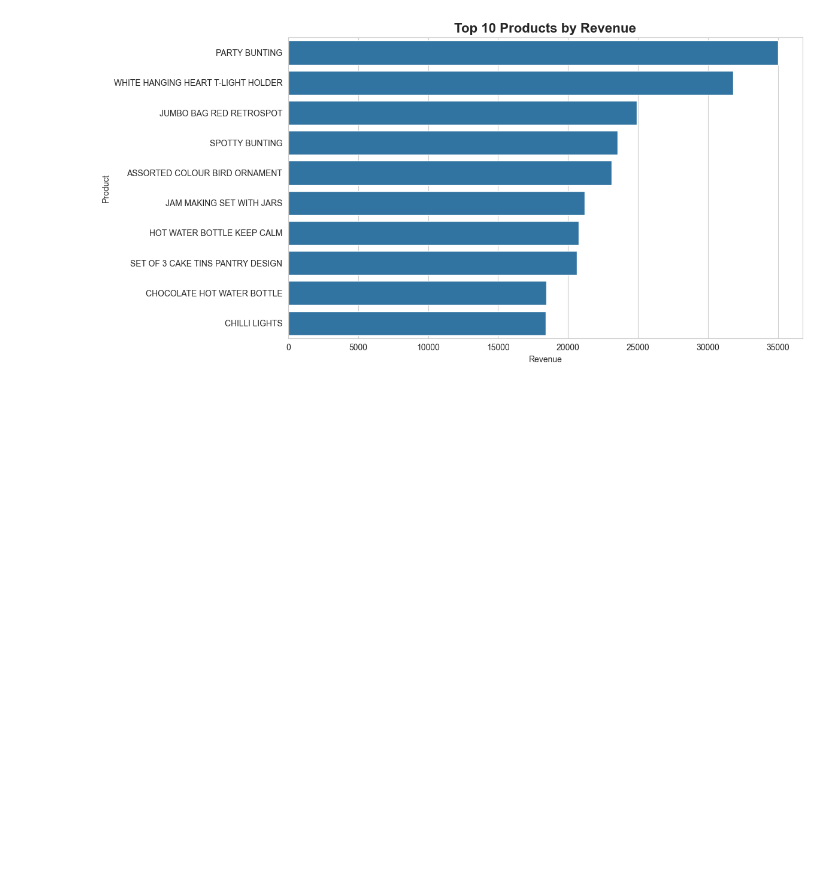
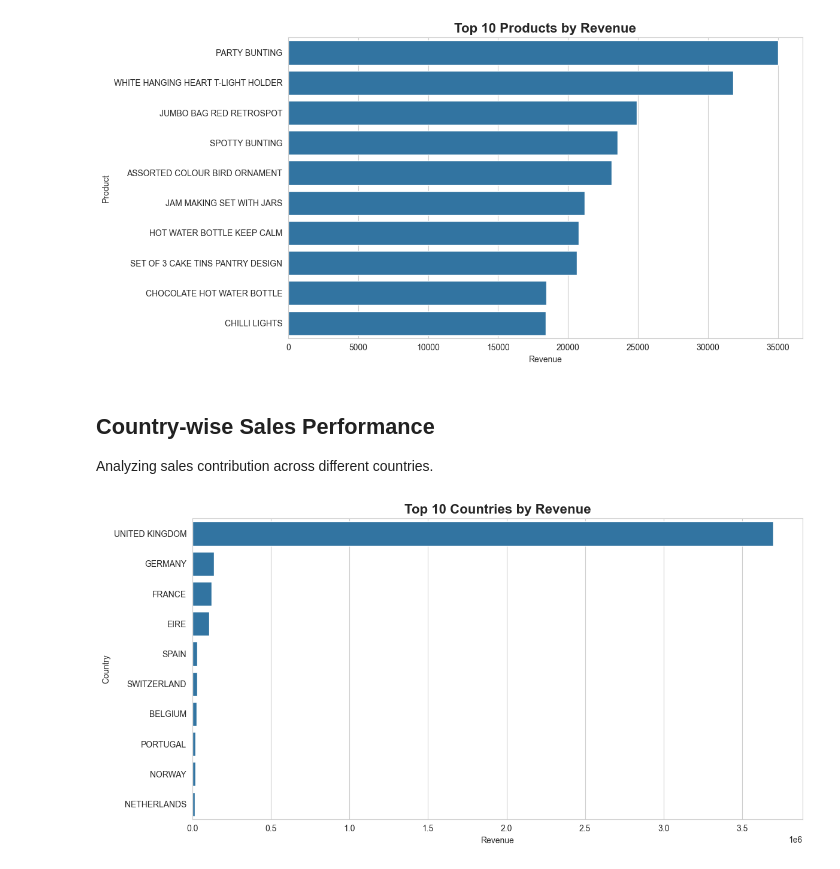
Before and after one commit to jebin24it-boop/Infotact_DA_Internship_Project, a Jupyter notebook: Project_1_Retail/notebooks/visualizations/retail_sales_visualizations.ipynb, the cells around one changed output. Drawn from its saved outputs; the diff is of its cells as text; code cells hidden in the pictures; blank space fills up the shorter version.

Commit message:
viz: created country-wise revenue and transaction visualizations

```diff
--- a/Project_1_Retail/notebooks/visualizations/retail_sales_visualizations.ipynb
+++ b/Project_1_Retail/notebooks/visualizations/retail_sales_visualizations.ipynb
@@ -235,3 +235,30 @@ plt.tight_layout()
 plt.show()
 # %% [output]
 [figure]
+# %% [markdown]
+## Country-wise Sales Performance
+
+Analyzing sales contribution across different countries.
+# %%
+country_revenue = (
+    df.groupby('Country')['TotalPrice']
+    .sum()
+    .sort_values(ascending=False)
+    .head(10)
+)
+
+plt.figure(figsize=(12,6))
+
+sns.barplot(
+    x=country_revenue.values,
+    y=country_revenue.index
+)
+
+plt.title("Top 10 Countries by Revenue", fontsize=16, fontweight='bold')
+plt.xlabel("Revenue")
+plt.ylabel("Country")
+
+plt.tight_layout()
+plt.show()
+# %% [output]
+[figure, added]
```
Also changed, not shown: parts of 1 cell of this notebook.
